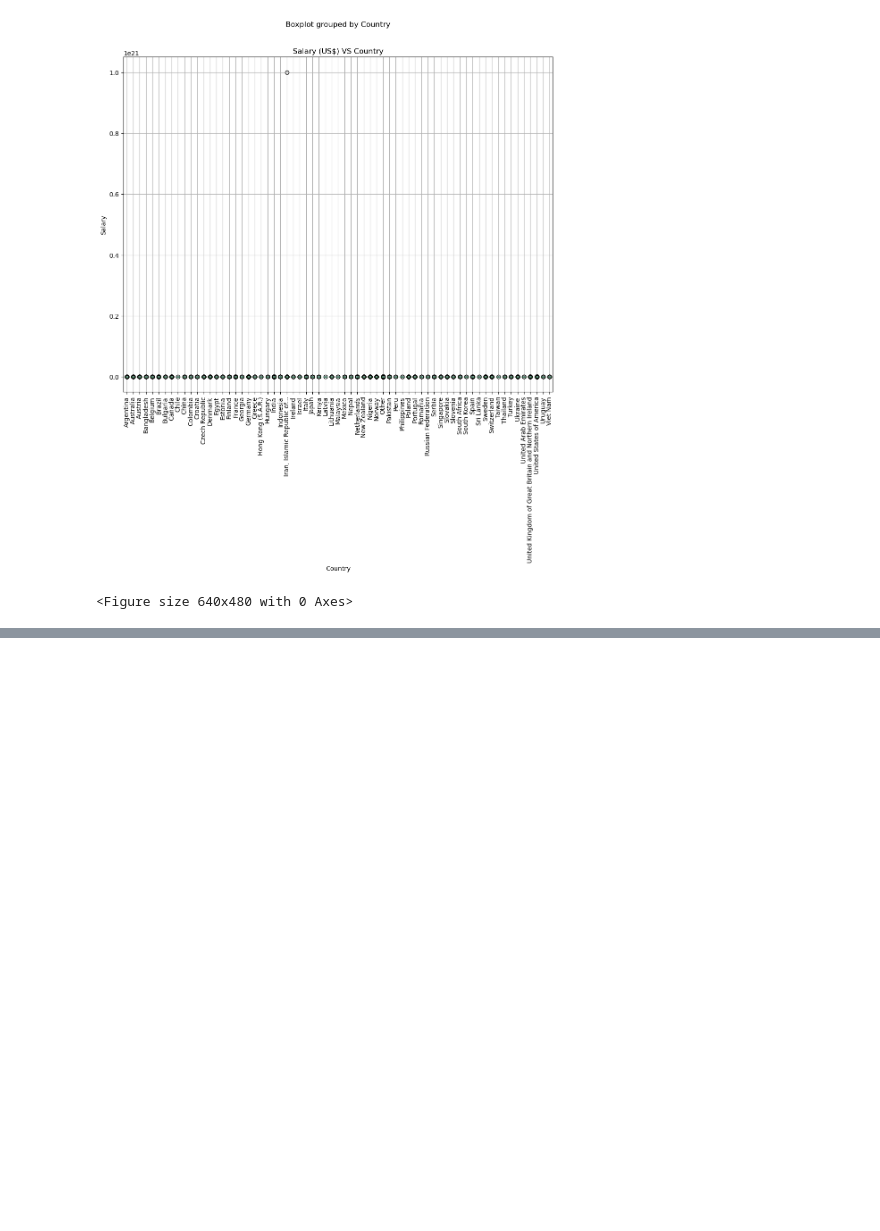
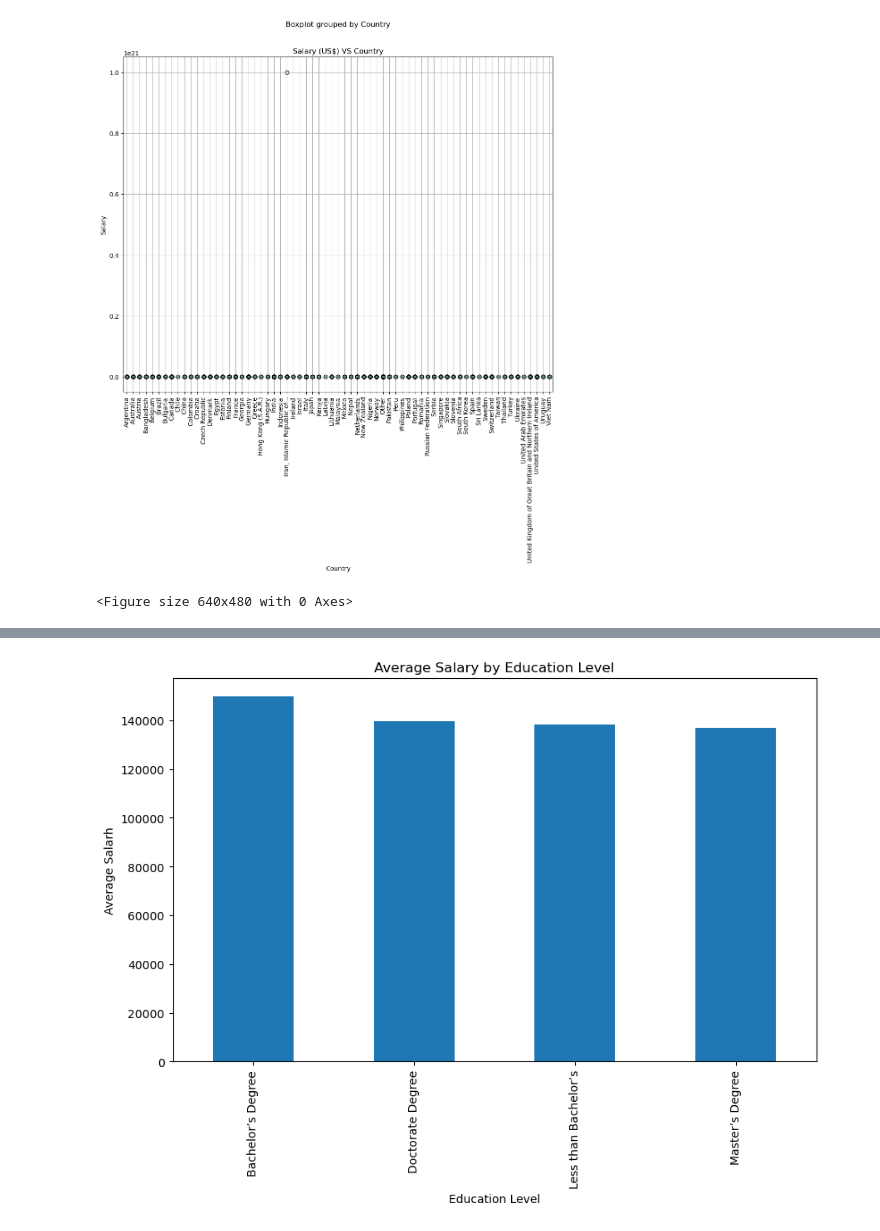
Before and after one commit to Augusta02/developer_salary_2023, a Jupyter notebook: salary_prediction.ipynb, the cells around one changed output, grey strips where cells are left out. Saved outputs shown, nothing was run; the diff lists cells and outputs as text; code cells hidden in the pictures; blank space fills up the shorter version.

```diff
--- a/salary_prediction.ipynb
+++ b/salary_prediction.ipynb
@@ -518,0 +608,6 @@ for index, row in df.iterrows():
+# %%
+average_salary_by_edu= df.groupby('EdLevel')['Salary'].mean()
+average_salary_by_edu.plot(kind='bar', figsize=(10,6), title='Average Salary by Education Level', xlabel='Education Level', ylabel='Average Salarh')
+plt.show()
+# %% [output]
+[figure, added]
```
Also changed, not shown: parts of 28 cells of this notebook, 1 other file.
